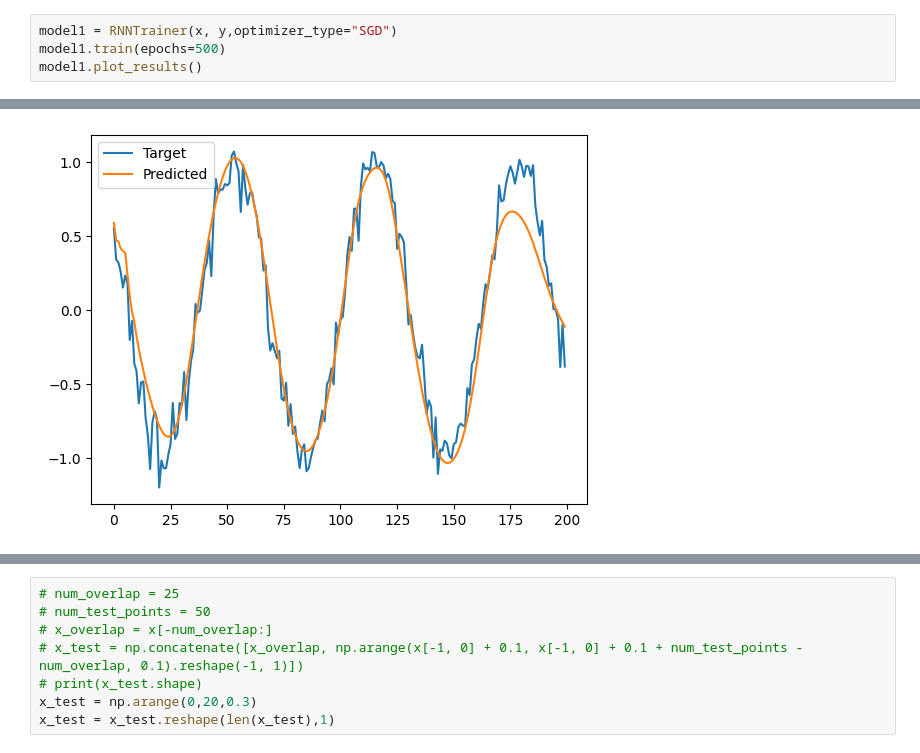
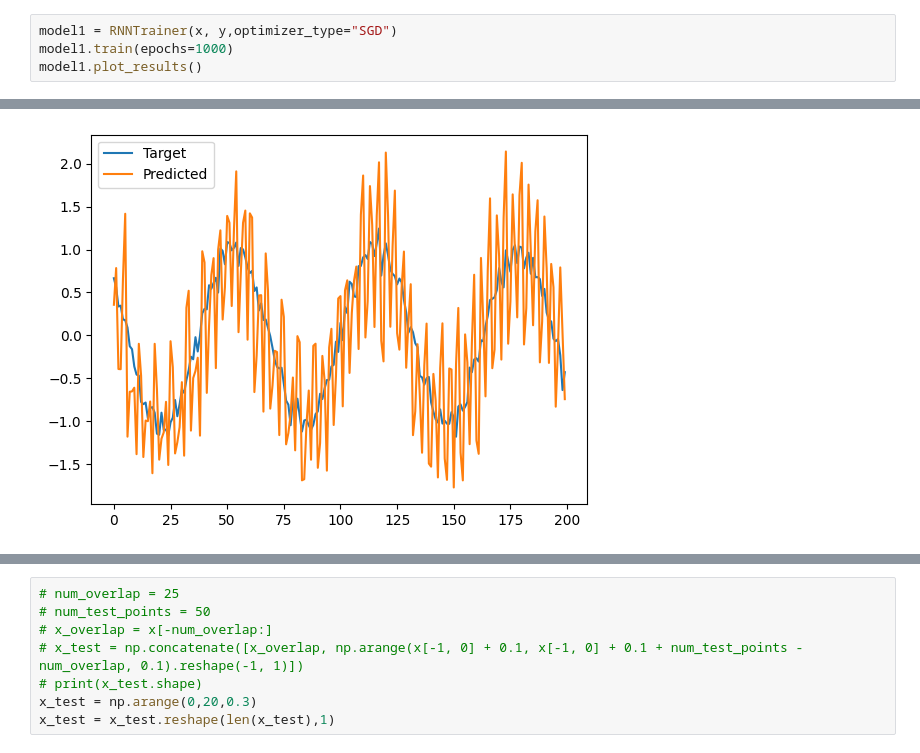
Before and after one commit to THOTHSM/RNN-Scratch, a Jupyter notebook: RNN.ipynb, the cells around one changed output, grey strips where cells are left out. Drawn from its saved outputs; the diff is of its cells as text.

```diff
--- a/RNN.ipynb
+++ b/RNN.ipynb
@@ -14,6 +14,6 @@ plt.show()
 # %%
 model1 = RNNTrainer(x, y,optimizer_type="SGD")
-model1.train(epochs=500)
+model1.train(epochs=1000)
 model1.plot_results()
 # %% [output]
 -------------------------
@@ -23,5 +23,5 @@ Min loss achieved: 0.014
 ####################################################################################################
-[figure, old version]
+[figure, new version]
 # %%
 model2 = RNNTrainer(x, y,optimizer_type="Adam")
 model2.train(epochs=1000)
```
Also changed, not shown: parts of 6 cells of this notebook, 1 other file.
